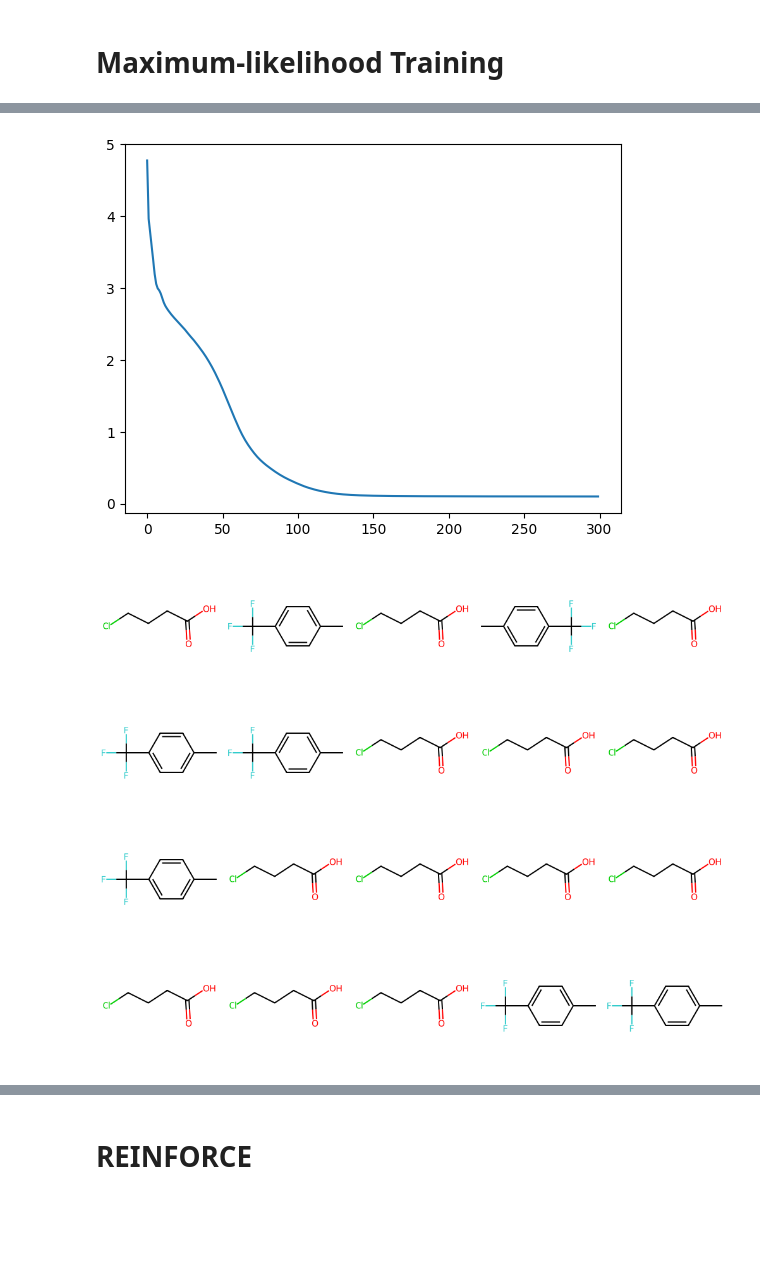
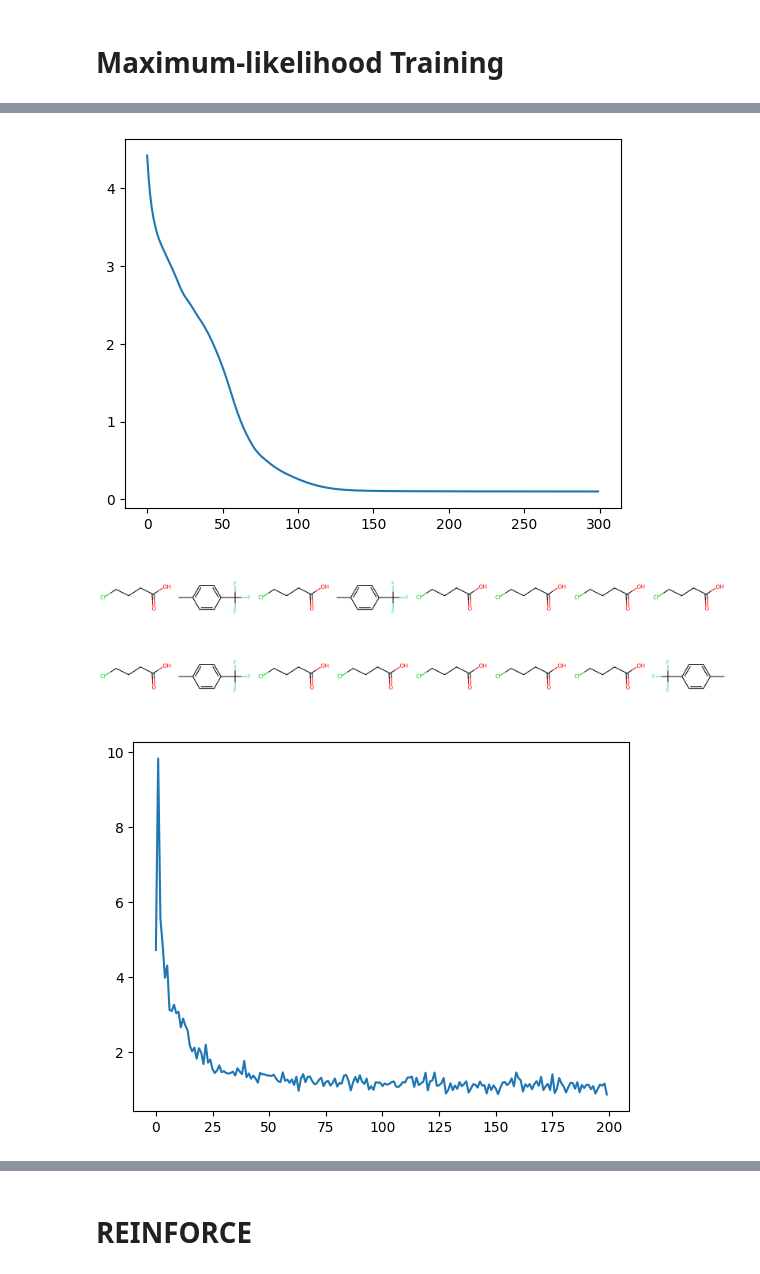
Before and after one commit to hohyun312/molgen-tutorial, a Jupyter notebook: 3.2-graph-generation.ipynb, the cells around one changed output, grey strips where cells are left out. Cells and saved outputs as stored; diff of their text form; code cells hidden in the pictures; blank space fills up the shorter version.

```diff
--- a/3.2-graph-generation.ipynb
+++ b/3.2-graph-generation.ipynb
@@ -1,28 +1,40 @@
 # %%
+# torch_geometric
 import torch_geometric
 import torch_geometric.nn as gnn
 import torch_geometric.data as gd
 
+# torch
 import torch
 from torch import nn
 import torch.nn.functional as F
 
-from envs import Environment
-from models import MLP, RGCN, GPS
-from distributions import ScatterCategorical
+# rdkit
+import rdkit
+from rdkit import Chem
 
+# ML related
 import pandas as pd
+import numpy as np
+import matplotlib
 import matplotlib.pyplot as plt
-from rdkit import Chem
-import rdkit
+import networkx as nx
+import tqdm
 
-env = Environment()
+
+# custom library
+import mol_env as env
+from models import MLP, RGCN
+from distributions import ActionCategorical
 
 # check version
 print("torch_geometric\t", torch_geometric.__version__)
 print("torch\t", torch.__version__)
 print("pandas\t", pd.__version__)
 print("rdkit\t", rdkit.__version__)
+print("matplotlib\t", matplotlib.__version__)
+print("tqdm\t", tqdm.__version__)
+print("networkx\t", nx.__version__)
 # %% [output]
 torch_geometric  2.3.1
 torch    2.0.1
@@ -154,19 +193,12 @@ Chem.Draw.MolsToGridImage([s.to_mol() for s in states1], molsPerRow=5)
 # %%
 # overfit
-graph_nn = RGCN(env, emb_dim=32, num_layers=3)
-model = Policy(env, graph_nn)
+model = Policy(env.num_node_types, env.num_edge_types, emb_dim=32, num_layers=3)
 optimizer = torch.optim.Adam(model.parameters())
-
-
-states = states0 + states1
-actions = actions0 + actions1
-y = torch.cat([y0, y1], 0)
-
 
 losses = []
 for _ in range(300):
     cat = model(states)
-    loss = -cat.log_prob(y).mean()
+    loss = -cat.log_prob(actions).mean()
 
     optimizer.zero_grad()
     loss.backward()
@@ -178,13 +210,12 @@ for _ in range(300):
 plt.plot(losses)
 plt.show()
 # %% [output]
-[figure, old version]
+[figure, new version]
 # %%
-samples = []
-for _ in range(20):
-    terminating = sample_terminating_state(env, model, max_len=23)
-    samples += [terminating.to_mol()]
 
-Chem.Draw.MolsToGridImage(samples, molsPerRow=5)
+trajs = sample_trajectories(env, model, n_samples=16)
+samples = [t.last_state.to_mol() for t in trajs]
+
+Chem.Draw.MolsToGridImage(samples, molsPerRow=8)
 # %% [output]
-[figure, old version]
+[figure, new version]
@@ -190,0 +230,31 @@ Chem.Draw.MolsToGridImage(samples, molsPerRow=5)
+# %%
+# train on full data
+
+batch_size = 16
+model = Policy(env.num_node_types, env.num_edge_types, emb_dim=256, num_layers=3)
+optimizer = torch.optim.Adam(model.parameters())
+
+losses = []
+pbar = tqdm.trange(200)
+for _ in pbar:
+    minibatch = np.random.choice(all_states, size=batch_size)
+    trajs = [env.get_bfs_trajectory(s) for s in minibatch]
+
+    states = sum([t.states for t in trajs], [])
+    actions = sum([t.actions for t in trajs], [])
+
+    cat = model(states)
+    loss = -cat.log_prob(actions).mean()
+
+    optimizer.zero_grad()
+    loss.backward()
+    optimizer.step()
+
+    losses.append(loss.item())
+    pbar.set_postfix({"loss":loss.item()})
+
+
+plt.plot(losses)
+plt.show()
+# %% [output]
+[figure, added]
```
Also changed, not shown: parts of 18 cells of this notebook, 10 other files.
